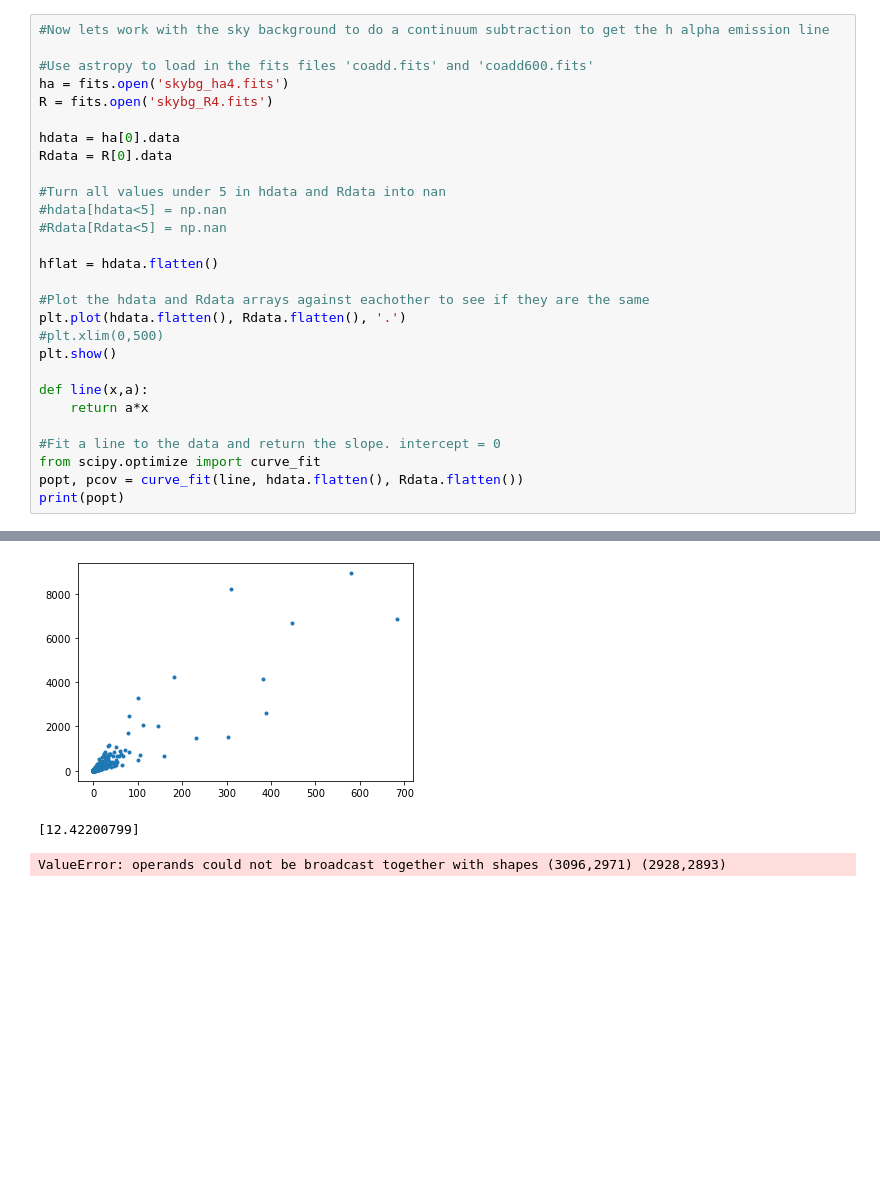
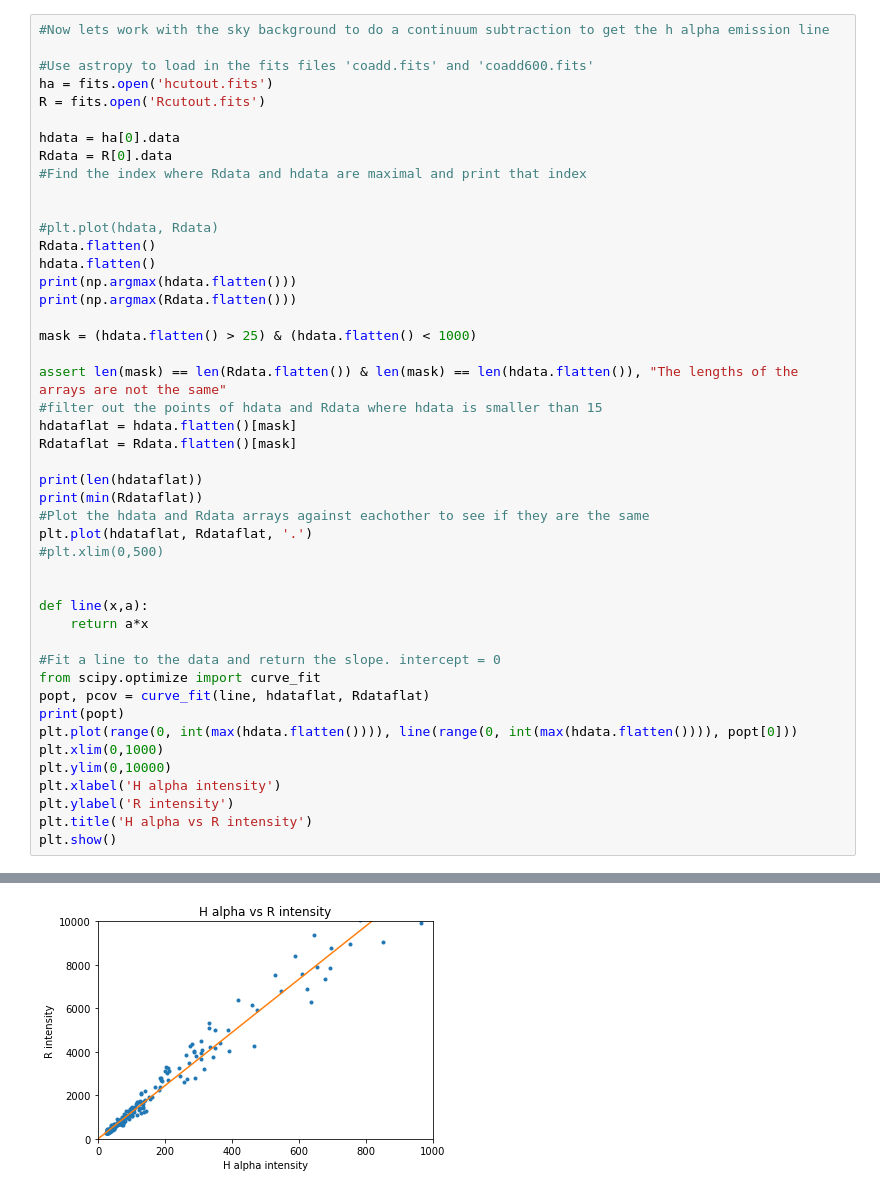
Before and after one commit to RagingSpaghetti/ALOP-Groep-8, a Jupyter notebook: ALOP.ipynb, the cells around one changed output, grey strips where cells are left out. Cells and saved outputs as stored; diff of their text form; blank space fills up the shorter version.

```diff
--- a/ALOP.ipynb
+++ b/ALOP.ipynb
@@ -66,28 +80,46 @@ PermissionError: [WinError 32] The process cannot access the file because it is
 #Now lets work with the sky background to do a continuum subtraction to get the h alpha emission line
 
 #Use astropy to load in the fits files 'coadd.fits' and 'coadd600.fits'
-ha = fits.open('skybg_ha4.fits')
-R = fits.open('skybg_R4.fits')
+ha = fits.open('hcutout.fits')
+R = fits.open('Rcutout.fits')
 
 hdata = ha[0].data
 Rdata = R[0].data
+#Find the index where Rdata and hdata are maximal and print that index
 
-#Turn all values under 5 in hdata and Rdata into nan
-#hdata[hdata<5] = np.nan
-#Rdata[Rdata<5] = np.nan
 
-hflat = hdata.flatten()
+#plt.plot(hdata, Rdata)
+Rdata.flatten()
+hdata.flatten()
+print(np.argmax(hdata.flatten()))
+print(np.argmax(Rdata.flatten()))
 
+mask = (hdata.flatten() > 25) & (hdata.flatten() < 1000)
+
+assert len(mask) == len(Rdata.flatten()) & len(mask) == len(hdata.flatten()), "The lengths of the arrays are not the same"
+#filter out the points of hdata and Rdata where hdata is smaller than 15
+hdataflat = hdata.flatten()[mask]
+Rdataflat = Rdata.flatten()[mask]
+
+print(len(hdataflat))
+print(min(Rdataflat))
 #Plot the hdata and Rdata arrays against eachother to see if they are the same
-plt.plot(hdata.flatten(), Rdata.flatten(), '.')
+plt.plot(hdataflat, Rdataflat, '.')
 #plt.xlim(0,500)
-plt.show()
+
 
 def line(x,a):
     return a*x
 
 #Fit a line to the data and return the slope. intercept = 0
 from scipy.optimize import curve_fit
-popt, pcov = curve_fit(line, hdata.flatten(), Rdata.flatten())
+popt, pcov = curve_fit(line, hdataflat, Rdataflat)
 print(popt)
+plt.plot(range(0, int(max(hdata.flatten()))), line(range(0, int(max(hdata.flatten()))), popt[0]))
+plt.xlim(0,1000)
+plt.ylim(0,10000)
+plt.xlabel('H alpha intensity')
+plt.ylabel('R intensity')
+plt.title('H alpha vs R intensity')
+plt.show()
 # %% [output]
@@ -94,6 +131,4 @@ print(popt)
-[figure, old version]
+[figure, new version]
-[12.42200799]
-ValueError: operands could not be broadcast together with shapes (3096,2971) (2928,2893)
 # %%
 ha4402 = fits.open('NGC4402_hawide.fits')
 R4402 = fits.open('NGC4402_Rwide.fits')
```
Also changed, not shown: parts of 5 cells of this notebook, 27 other files.
